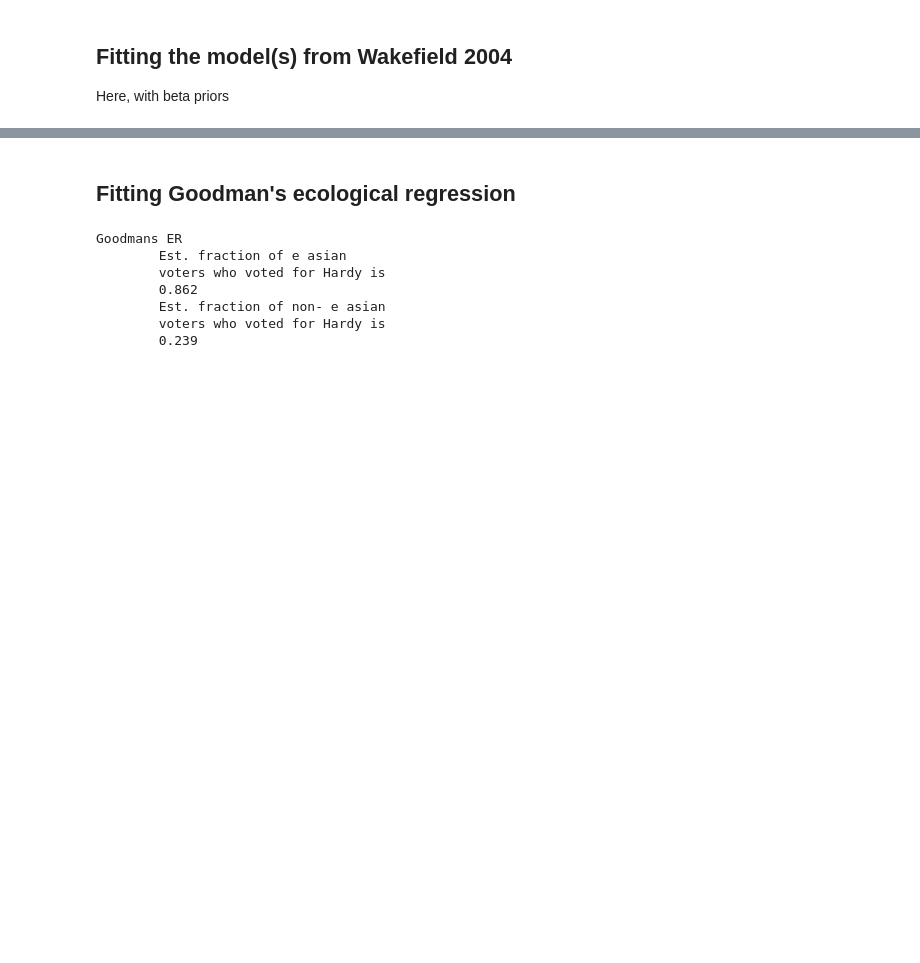
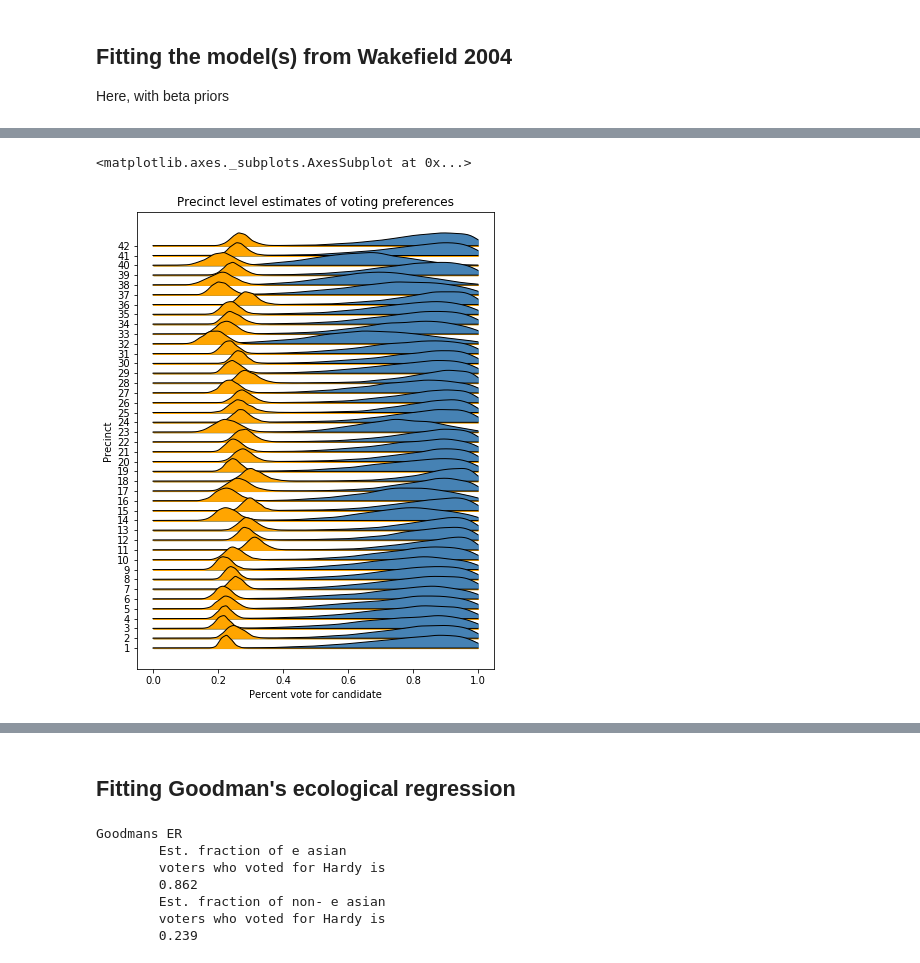
Before and after one commit to mggg/ecological-inference, a Jupyter notebook: pyei/examples/santa_clara_demo.ipynb, the cells around one changed output, grey strips where cells are left out. Cells and saved outputs as stored; diff of their text form; code cells hidden in the pictures; blank space fills up the shorter version.

```diff
--- a/pyei/examples/santa_clara_demo.ipynb
+++ b/pyei/examples/santa_clara_demo.ipynb
@@ -257,3 +263,8 @@ Model: wakefield_beta
+# %%
+ei.precinct_level_plot()
+# %% [output]
+<matplotlib.axes._subplots.AxesSubplot at 0x...>
+[figure, added]
 # %%
 # UNDER DEVELOPMENT
 ei = TwoByTwoEI(model_name="wakefield_normal", mu0=0, mu1=0)
```
Also changed, not shown: parts of 29 cells of this notebook, 1 other file.
